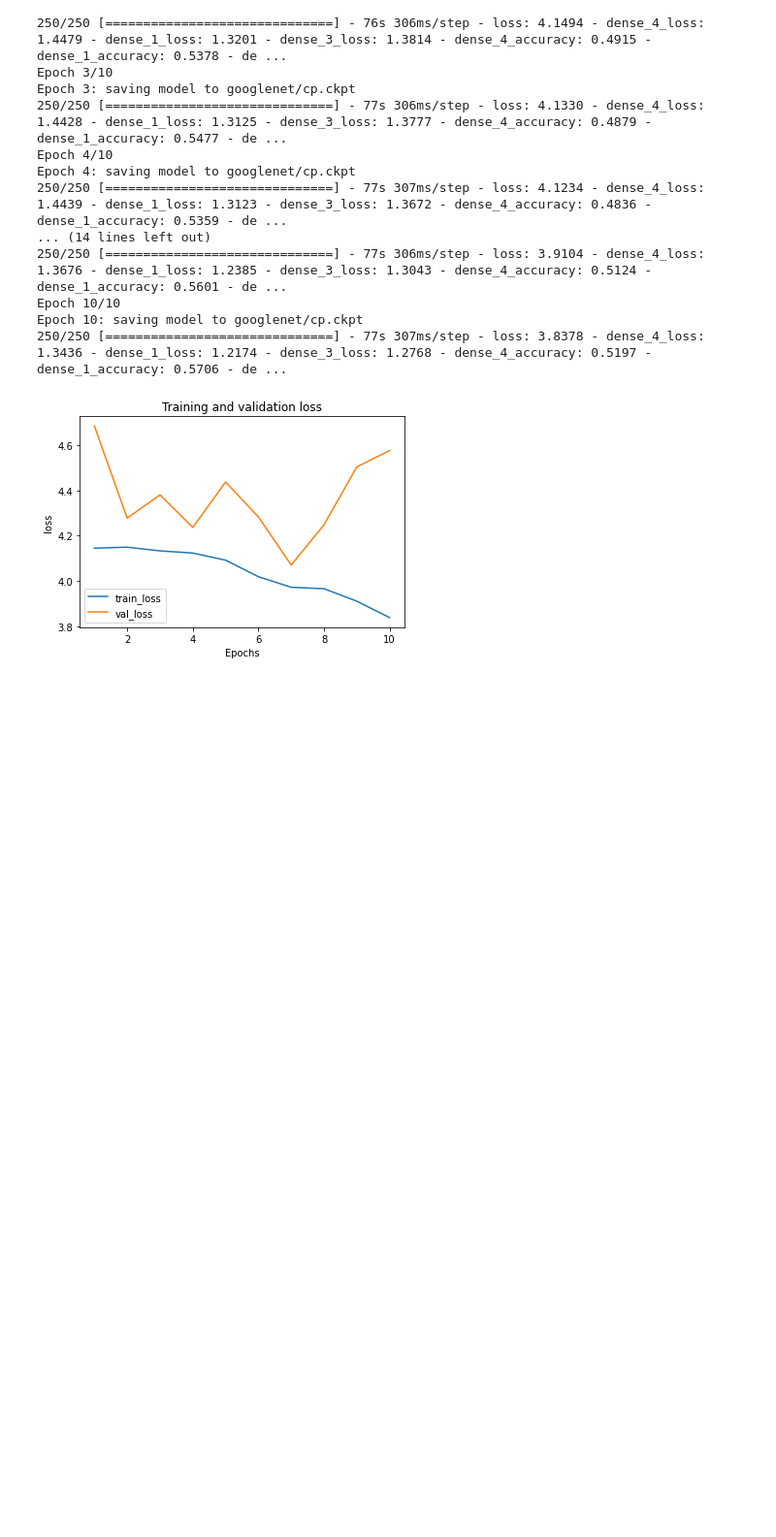
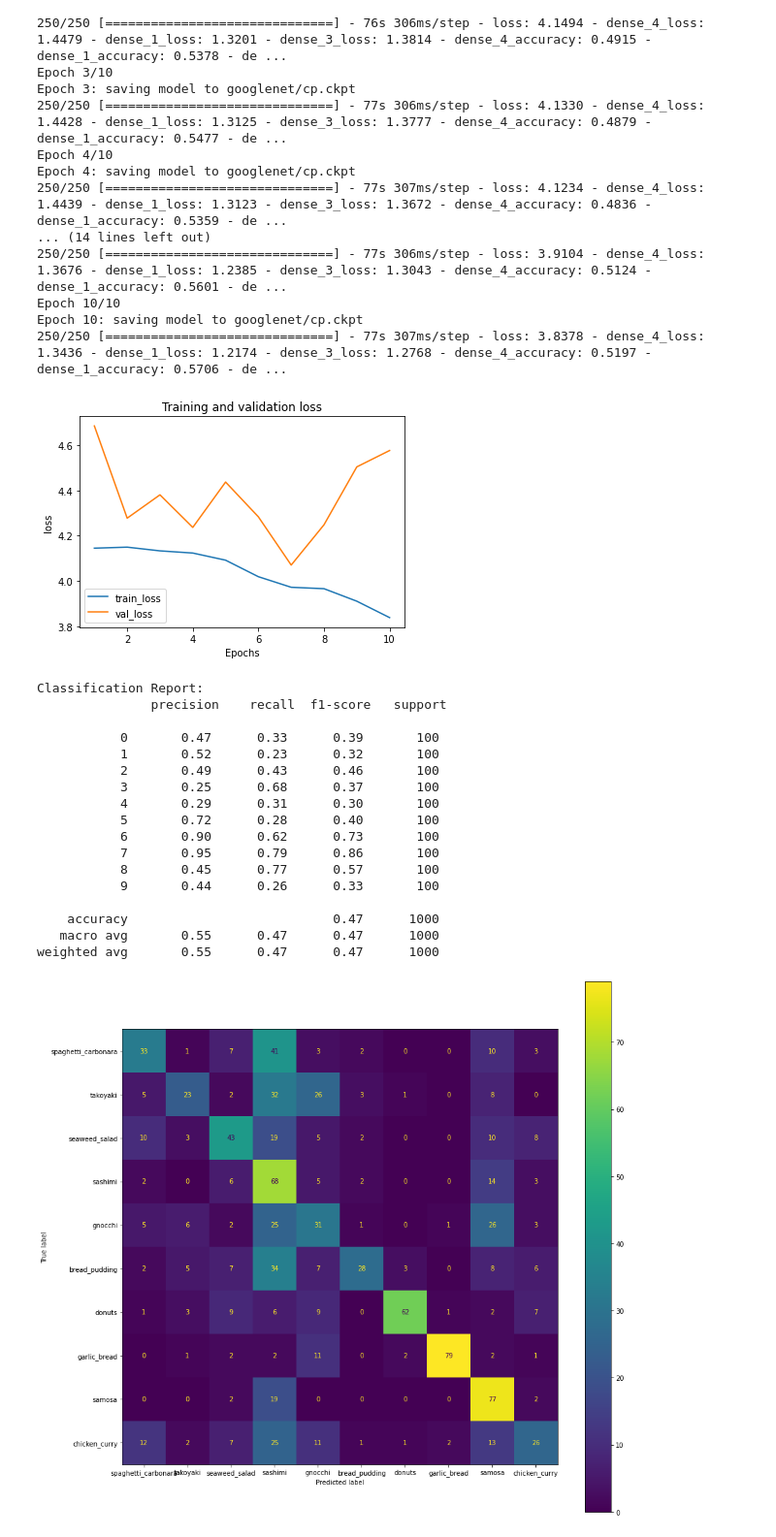
Before and after one commit to hockyy/food-101-mlcv, a Jupyter notebook: FoodHockyExplore.ipynb, the cells around one changed output. Shown at 97% size. Drawn from its saved outputs; the diff is of its cells as text; code cells hidden in the pictures; blank space fills up the shorter version.

```diff
--- a/FoodHockyExplore.ipynb
+++ b/FoodHockyExplore.ipynb
@@ -851,3 +851,24 @@ Epoch 10/10
 Epoch 10: saving model to googlenet/cp.ckpt
 250/250 [==============================] - 77s 307ms/step - loss: 3.8378 - dense_4_loss: 1.3436 - dense_1_loss: 1.2174 - dense_3_loss: 1.2768 - dense_4_accuracy: 0.5197 - dense_1_accuracy: 0.5706 - de ...
 [figure]
+# %%
+predict_and_assess_model_googlenet(googlenet, test_gen)
+# %% [output]
+Classification Report:
+               precision    recall  f1-score   support
+
+           0       0.47      0.33      0.39       100
+           1       0.52      0.23      0.32       100
+           2       0.49      0.43      0.46       100
+           3       0.25      0.68      0.37       100
+           4       0.29      0.31      0.30       100
+           5       0.72      0.28      0.40       100
+           6       0.90      0.62      0.73       100
+           7       0.95      0.79      0.86       100
+           8       0.45      0.77      0.57       100
+           9       0.44      0.26      0.33       100
+
+    accuracy                           0.47      1000
+   macro avg       0.55      0.47      0.47      1000
+weighted avg       0.55      0.47      0.47      1000
+[figure, added]
```
